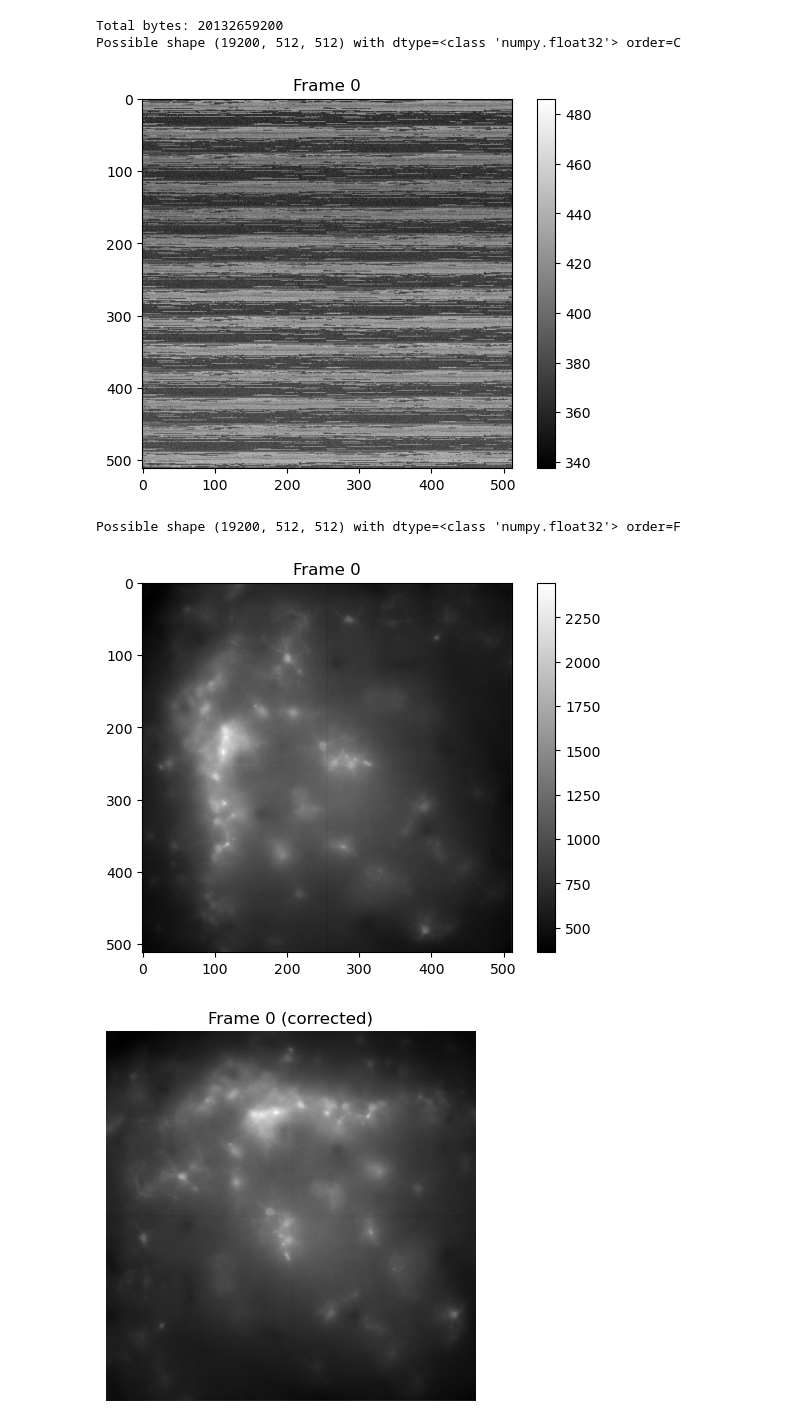
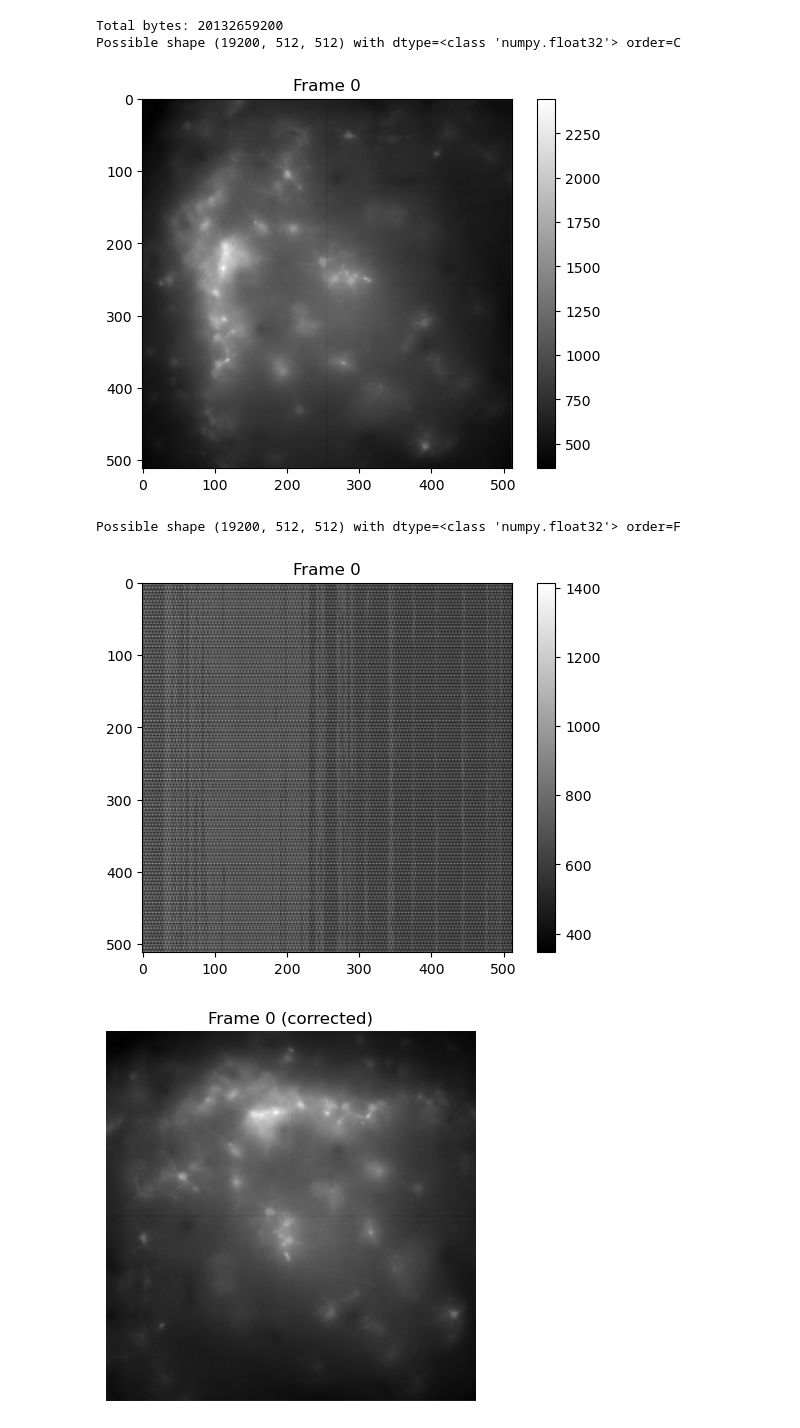
Before and after one commit to GH4275/VoImAn, a Jupyter notebook: caiman/ICNLAB/Archived/large_file_opener.ipynb, the cells around one changed output. Saved outputs shown, nothing was run; the diff lists cells and outputs as text; code cells hidden in the pictures.

```diff
--- a/caiman/ICNLAB/Archived/large_file_opener.ipynb
+++ b/caiman/ICNLAB/Archived/large_file_opener.ipynb
@@ -28,36 +28,36 @@ def show_frame(arr, idx=0):
     plt.imshow(arr[idx], cmap='gray')
     plt.title(f"Frame {idx}")
     plt.colorbar()
     plt.show()
 
 
 if __name__ == "__main__":
    #path = r'C:\Users\ICNLab\caiman_data\testdata\testdata\FOV1_T2new\memmap__d1_512_d2_512_d3_1_order_C_frames_12800.mmap'  #--> shape (12800, 512, 512) with dtype=<class 'numpy.float32'> order=F
-    path = r'R:\FOV1_T1_rig__d1_512_d2_512_d3_1_order_C1_frames_19200.mmap'  #--> Possible shape (12800, 512, 512) with dtype=<class 'numpy.float32'> order=F
+    path = r'R:\FOV1_T1_rig__d1_512_d2_512_d3_1_order_F_frames_19200.mmap'  #--> Possible shape (12800, 512, 512) with dtype=<class 'numpy.float32'> order=F
 
     f, mm = open_mmap(path)
     print("Total bytes:", mm.size())
 
     # Try different guesses:
     candidates = [
         (512, 512, np.float32, 'C'),
         (512, 512, np.float32, 'F'),
     ]
 
     for w, h, dtype, order in candidates:
         arr = try_infer_shape(mm, w, h, dtype, order)
         if arr is not None:
             print(f"Possible shape {arr.shape} with dtype={dtype} order={order}")
             show_frame(arr, 0)
 
     mm.close()
     f.close()
 # %% [output]
 Total bytes: 20132659200
 Possible shape (19200, 512, 512) with dtype=<class 'numpy.float32'> order=C
-[figure, old version]
+[figure, new version]
 Possible shape (19200, 512, 512) with dtype=<class 'numpy.float32'> order=F
-[figure, old version]
+[figure, new version]
 # %%
 import mmap
 import numpy as np
```
